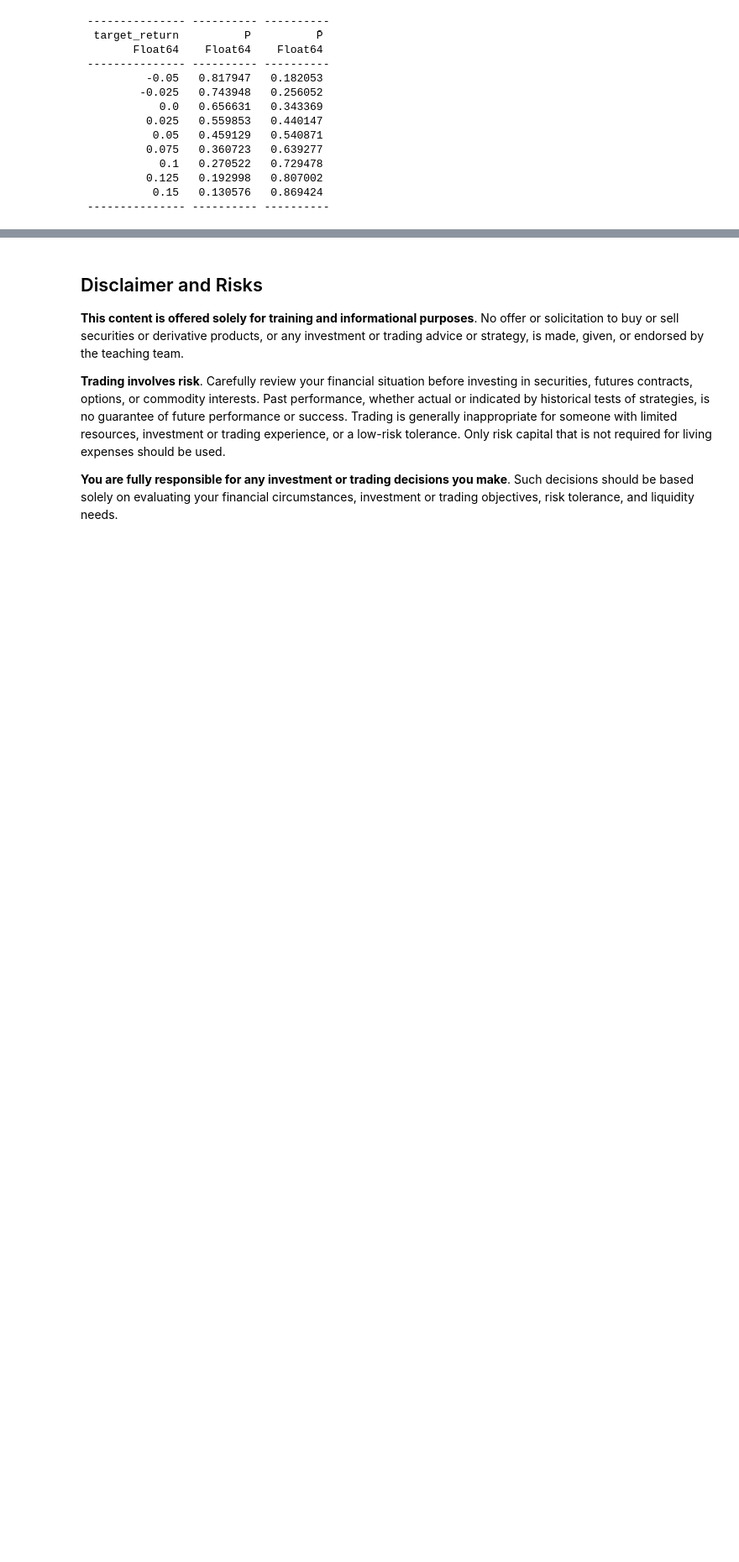
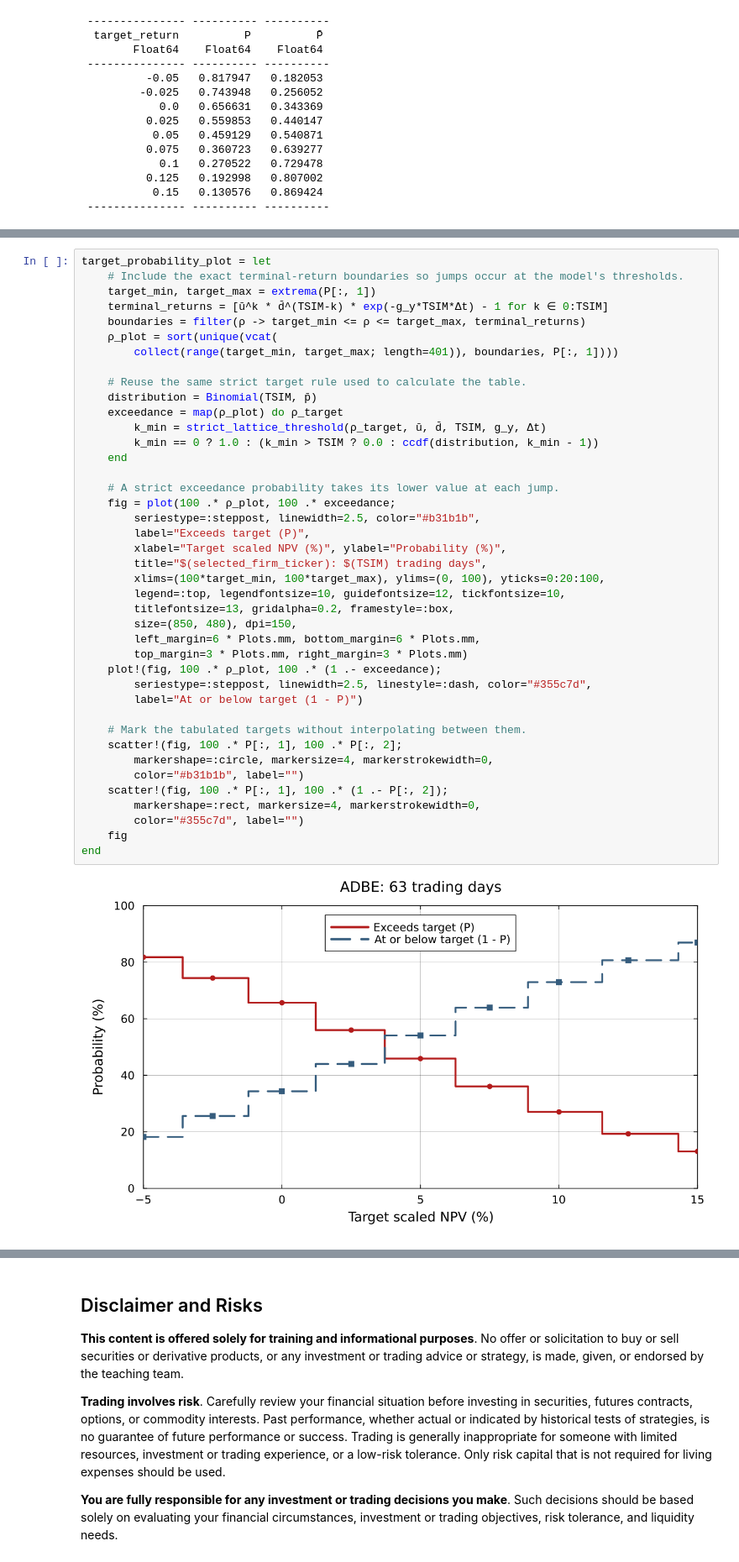
Before and after one commit to varnerlab/CHEME-5660-CourseRepository-Fall-2026, a Jupyter notebook: lectures/week-4/L4a/CHEME-5660-L4a-Example-CumulativeProbabilityLattice-Fall-2026.ipynb, the cells around one changed output, grey strips where cells are left out. Shown at 84% size. Cells and saved outputs as stored; diff of their text form; blank space fills up the shorter version.

```diff
--- a/lectures/week-4/L4a/CHEME-5660-L4a-Example-CumulativeProbabilityLattice-Fall-2026.ipynb
+++ b/lectures/week-4/L4a/CHEME-5660-L4a-Example-CumulativeProbabilityLattice-Fall-2026.ipynb
@@ -422,0 +423,43 @@ ___
+# %%
+target_probability_plot = let
+    # Include the exact terminal-return boundaries so jumps occur at the model's thresholds.
+    target_min, target_max = extrema(P[:, 1])
+    terminal_returns = [ū^k * d̄^(TSIM-k) * exp(-g_y*TSIM*Δt) - 1 for k ∈ 0:TSIM]
+    boundaries = filter(ρ -> target_min <= ρ <= target_max, terminal_returns)
+    ρ_plot = sort(unique(vcat(
+        collect(range(target_min, target_max; length=401)), boundaries, P[:, 1])))
+
+    # Reuse the same strict target rule used to calculate the table.
+    distribution = Binomial(TSIM, p̄)
+    exceedance = map(ρ_plot) do ρ_target
+        k_min = strict_lattice_threshold(ρ_target, ū, d̄, TSIM, g_y, Δt)
+        k_min == 0 ? 1.0 : (k_min > TSIM ? 0.0 : ccdf(distribution, k_min - 1))
+    end
+
+    # A strict exceedance probability takes its lower value at each jump.
+    fig = plot(100 .* ρ_plot, 100 .* exceedance;
+        seriestype=:steppost, linewidth=2.5, color="#b31b1b",
+        label="Exceeds target (P)",
+        xlabel="Target scaled NPV (%)", ylabel="Probability (%)",
+        title="$(selected_firm_ticker): $(TSIM) trading days",
+        xlims=(100*target_min, 100*target_max), ylims=(0, 100), yticks=0:20:100,
+        legend=:top, legendfontsize=10, guidefontsize=12, tickfontsize=10,
+        titlefontsize=13, gridalpha=0.2, framestyle=:box,
+        size=(850, 480), dpi=150,
+        left_margin=6 * Plots.mm, bottom_margin=6 * Plots.mm,
+        top_margin=3 * Plots.mm, right_margin=3 * Plots.mm)
+    plot!(fig, 100 .* ρ_plot, 100 .* (1 .- exceedance);
+        seriestype=:steppost, linewidth=2.5, linestyle=:dash, color="#355c7d",
+        label="At or below target (1 - P)")
+
+    # Mark the tabulated targets without interpolating between them.
+    scatter!(fig, 100 .* P[:, 1], 100 .* P[:, 2];
+        markershape=:circle, markersize=4, markerstrokewidth=0,
+        color="#b31b1b", label="")
+    scatter!(fig, 100 .* P[:, 1], 100 .* (1 .- P[:, 2]);
+        markershape=:rect, markersize=4, markerstrokewidth=0,
+        color="#355c7d", label="")
+    fig
+end
+# %% [output]
+[figure, added]
```
Also changed, not shown: parts of 4 cells of this notebook.
